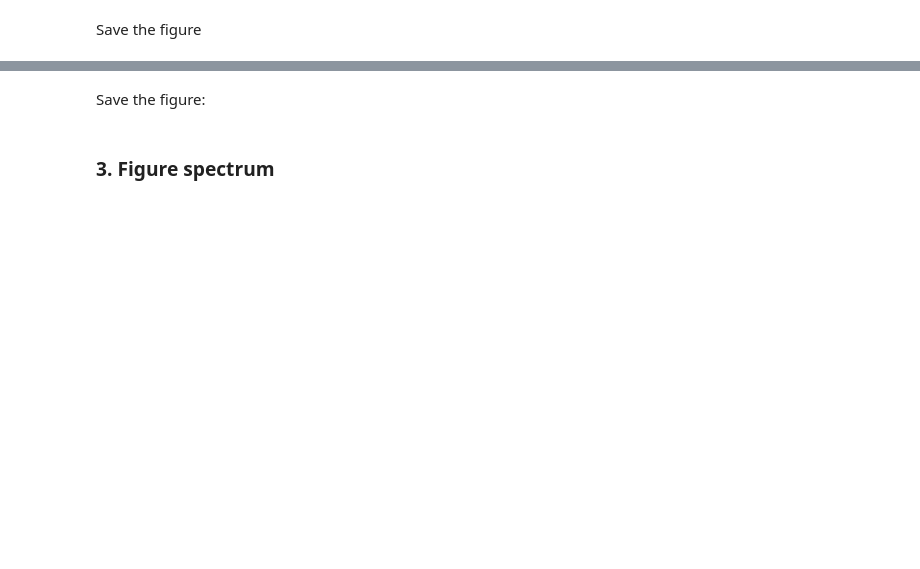
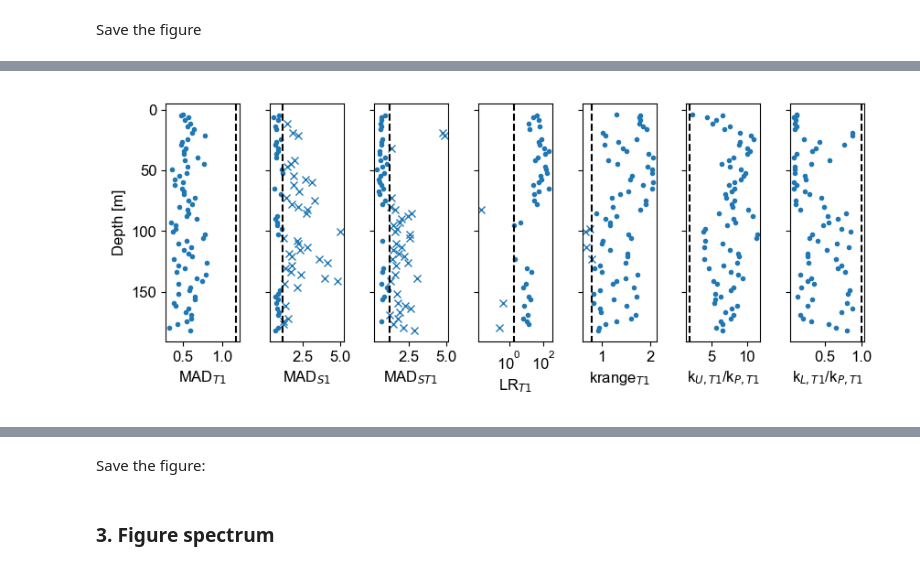
Before and after one commit to tdoda/turbulence-lakezug, a Jupyter notebook: notebooks/visualization/plot_turbulence.ipynb, the cells around one changed output, grey strips where cells are left out. Cells and saved outputs as stored; diff of their text form; code cells hidden in the pictures; blank space fills up the shorter version.

```diff
--- a/notebooks/visualization/plot_turbulence.ipynb
+++ b/notebooks/visualization/plot_turbulence.ipynb
@@ -113 +158,70 @@ if savefig:
+# %%
+MAD_t=2*np.nanmean(datamat[kf]['BINNED']["MADc"])
+LR_t=2
+krange_t=0.8
+kUkP_t=2
+kLkP_t=1
+
+
+
+# Figure with quality metrics
+fig,ax = plt.subplots(1,7,figsize=(22 / 2.54, 9 / 2.54),sharey=True)  # Convert from cm to inches
+
+for kf in range(len(dataprof)):
+
+    if "MAD_T1" in datamat[kf]['BINNED'].keys():
+        ax[0].plot(datamat[kf]['BINNED']["MAD_T1"][datamat[kf]['BINNED']["MAD_T1"]<MAD_t],datamat[kf]['BINNED']["depth"][datamat[kf]['BINNED']["MAD_T1"]<MAD_t],'.',color=colplot(kf))
+        ax[0].plot(datamat[kf]['BINNED']["MAD_T1"][datamat[kf]['BINNED']["MAD_T1"]>MAD_t],datamat[kf]['BINNED']["depth"][datamat[kf]['BINNED']["MAD_T1"]>MAD_t],'x',color=colplot(kf))
+
+    if "MAD_S1" in datamat[kf]['BINNED'].keys():
+        ax[1].plot(datamat[kf]['BINNED']["MAD_S1"][datamat[kf]['BINNED']["MAD_S1"]<MAD_t],datamat[kf]['BINNED']["depth"][datamat[kf]['BINNED']["MAD_S1"]<MAD_t],'.',color=colplot(kf))
+        ax[1].plot(datamat[kf]['BINNED']["MAD_S1"][datamat[kf]['BINNED']["MAD_S1"]>MAD_t],datamat[kf]['BINNED']["depth"][datamat[kf]['BINNED']["MAD_S1"]>MAD_t],'x',color=colplot(kf))
+
+    if "MAD_ST1" in datamat[kf]['BINNED'].keys():
+        ax[2].plot(datamat[kf]['BINNED']["MAD_ST1"][datamat[kf]['BINNED']["MAD_ST1"]<MAD_t],datamat[kf]['BINNED']["depth"][datamat[kf]['BINNED']["MAD_ST1"]<MAD_t],'.',color=colplot(kf))
+        ax[2].plot(datamat[kf]['BINNED']["MAD_ST1"][datamat[kf]['BINNED']["MAD_ST1"]>MAD_t],datamat[kf]['BINNED']["depth"][datamat[kf]['BINNED']["MAD_ST1"]>MAD_t],'x',color=colplot(kf))
+
+    if "LR_T1" in datamat[kf]['BINNED'].keys():
+        ax[3].plot(datamat[kf]['BINNED']["LR_T1"][datamat[kf]['BINNED']["LR_T1"]>LR_t],datamat[kf]['BINNED']["depth"][datamat[kf]['BINNED']["LR_T1"]>LR_t],'.',color=colplot(kf))
+        ax[3].plot(datamat[kf]['BINNED']["LR_T1"][datamat[kf]['BINNED']["LR_T1"]<LR_t],datamat[kf]['BINNED']["depth"][datamat[kf]['BINNED']["LR_T1"]<LR_t],'x',color=colplot(kf))
+
+    if "krange_T1" in datamat[kf]['BINNED'].keys():
+        ax[4].plot(datamat[kf]['BINNED']["krange_T1"][datamat[kf]['BINNED']["krange_T1"]>krange_t],datamat[kf]['BINNED']["depth"][datamat[kf]['BINNED']["krange_T1"]>krange_t],'.',color=colplot(kf))
+        ax[4].plot(datamat[kf]['BINNED']["krange_T1"][datamat[kf]['BINNED']["krange_T1"]<krange_t],datamat[kf]['BINNED']["depth"][datamat[kf]['BINNED']["krange_T1"]<krange_t],'x',color=colplot(kf))
+
+    if "kU_T1" in datamat[kf]['BINNED'].keys() and "kpeak_T1" in datamat[kf]['BINNED'].keys():
+        kUkP=datamat[kf]['BINNED']["kU_T1"]/datamat[kf]['BINNED']["kpeak_T1"]
+        ax[5].plot(kUkP[kUkP>kUkP_t],datamat[kf]['BINNED']["depth"][kUkP>kUkP_t],'.',color=colplot(kf))
+        ax[5].plot(kUkP[kUkP<kUkP_t],datamat[kf]['BINNED']["depth"][kUkP<kUkP_t],'x',color=colplot(kf))
+
+    if "kL_T1" in datamat[kf]['BINNED'].keys() and "kpeak_T1" in datamat[kf]['BINNED'].keys():
+        kLkP=datamat[kf]['BINNED']["kL_T1"]/datamat[kf]['BINNED']["kpeak_T1"]
+        ax[6].plot(kLkP[kLkP<kLkP_t],datamat[kf]['BINNED']["depth"][kLkP<kLkP_t],'.',color=colplot(kf))
+        ax[6].plot(kLkP[kLkP>kLkP_t],datamat[kf]['BINNED']["depth"][kLkP>kLkP_t],'x',color=colplot(kf))
+
+ylimval=ax[0].get_ylim()
+ax[0].plot([MAD_t,MAD_t],ylimval,'--',color='k')
+ax[1].plot([MAD_t,MAD_t],ylimval,'--',color='k')
+ax[2].plot([MAD_t,MAD_t],ylimval,'--',color='k')
+ax[3].plot([LR_t,LR_t],ylimval,'--',color='k')
+ax[4].plot([krange_t,krange_t],ylimval,'--',color='k')
+ax[5].plot([kUkP_t,kUkP_t],ylimval,'--',color='k')
+ax[6].plot([kLkP_t,kLkP_t],ylimval,'--',color='k')
+
+ax[0].set_ylim(ylimval)
+ax[0].invert_yaxis()
+ax[0].set_ylabel('Depth [m]')
+
+ax[0].set_xlabel('MAD$_{T1}$')
+ax[1].set_xlabel('MAD$_{S1}$')
+ax[2].set_xlabel('MAD$_{ST1}$')
+ax[3].set_xlabel('LR$_{T1}$')
+ax[3].set_xscale('log')
+ax[4].set_xlabel('krange$_{T1}$')
+ax[5].set_xlabel('k$_{U,T1}$/k$_{P,T1}$')
+ax[6].set_xlabel('k$_{L,T1}$/k$_{P,T1}$')
+
+fig.set_tight_layout(True)
+# %% [output]
+[figure, added]
 # %% [markdown]
```
Also changed, not shown: parts of 14 cells of this notebook.
